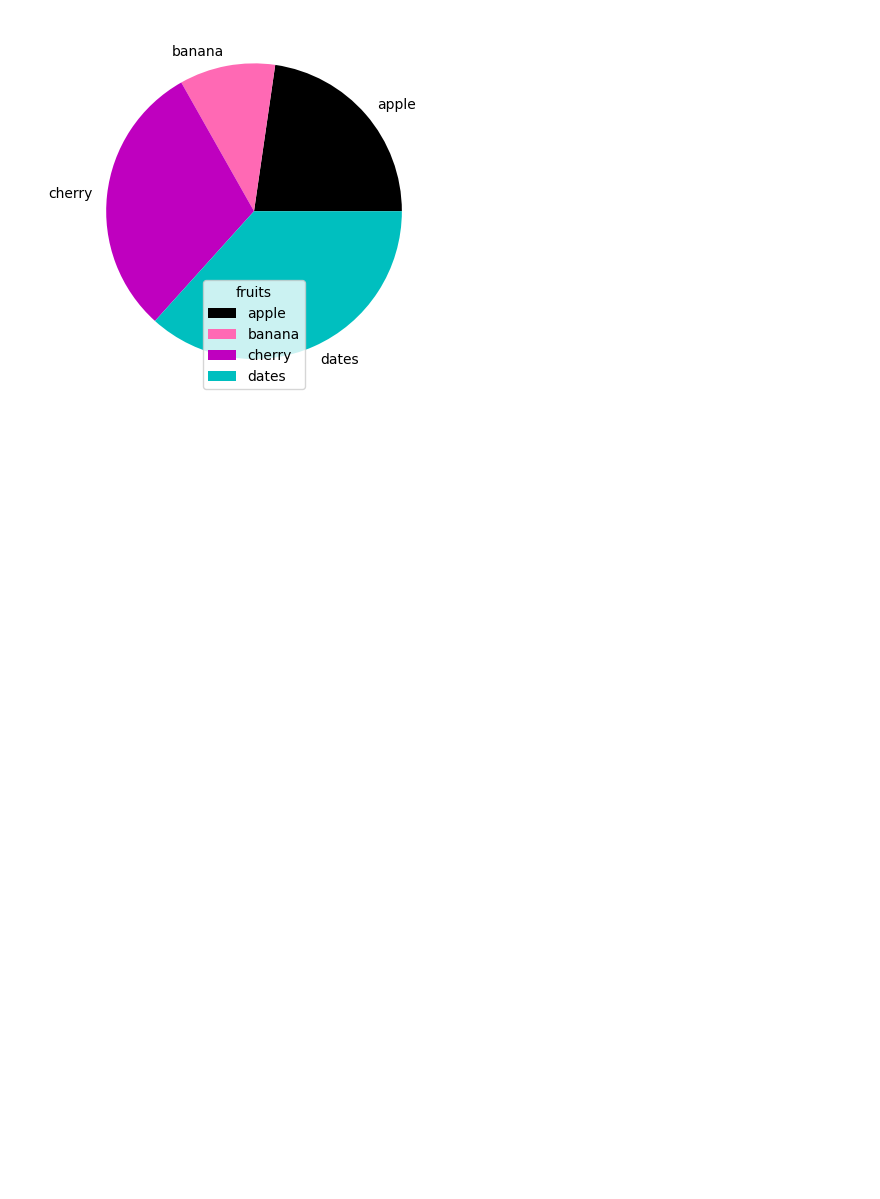
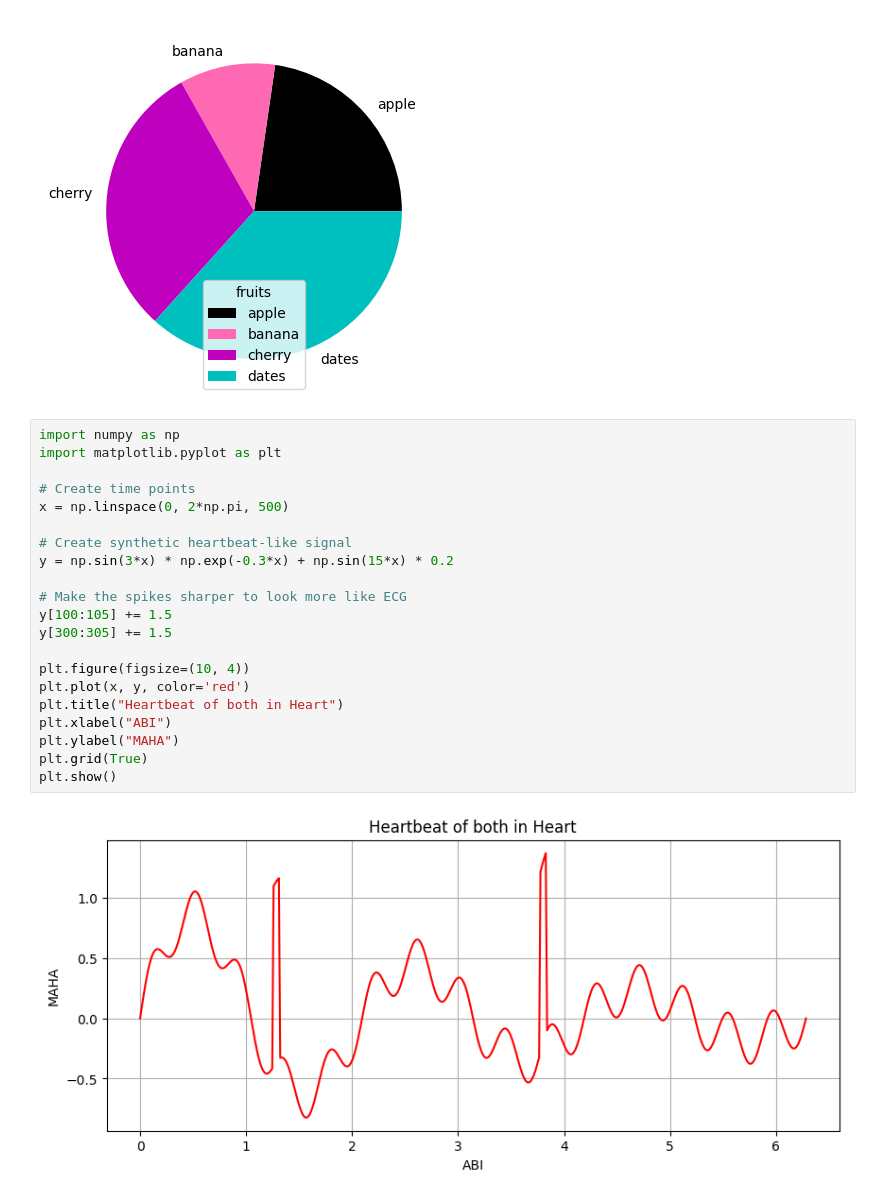
Before and after one commit to BalaMahalakshmi/Python, a Jupyter notebook: matplotlib.ipynb, the cells around one changed output. Saved outputs shown, nothing was run; the diff lists cells and outputs as text; blank space fills up the shorter version.

```diff
--- a/matplotlib.ipynb
+++ b/matplotlib.ipynb
@@ -434,3 +434,26 @@ plt.legend(title='fruits')
 plt.show()
 # %% [output]
 [figure]
+# %%
+import numpy as np
+import matplotlib.pyplot as plt
+
+# Create time points
+x = np.linspace(0, 2*np.pi, 500)
+
+# Create synthetic heartbeat-like signal
+y = np.sin(3*x) * np.exp(-0.3*x) + np.sin(15*x) * 0.2
+
+# Make the spikes sharper to look more like ECG
+y[100:105] += 1.5
+y[300:305] += 1.5
+
+plt.figure(figsize=(10, 4))
+plt.plot(x, y, color='red')
+plt.title("Heartbeat of both in Heart")
+plt.xlabel("ABI")
+plt.ylabel("MAHA")
+plt.grid(True)
+plt.show()
+# %% [output]
+[figure, added]
```
Also changed, not shown: 3 other files.
